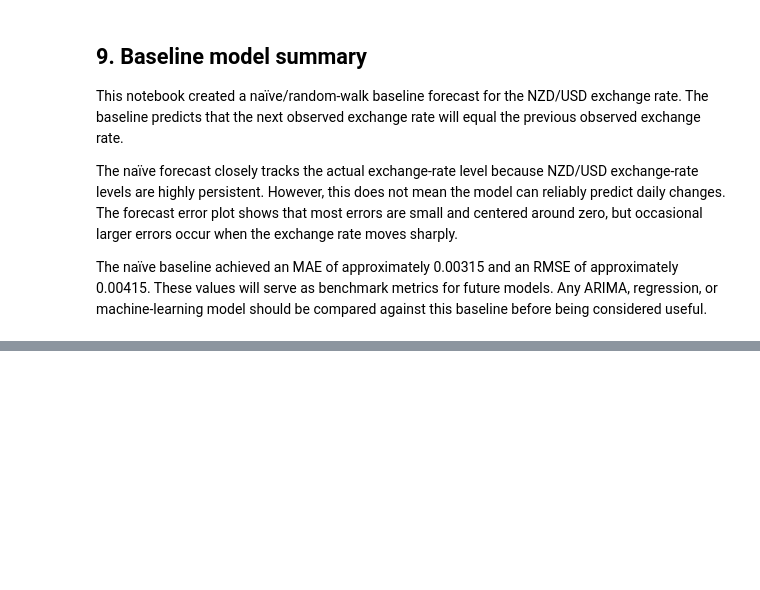
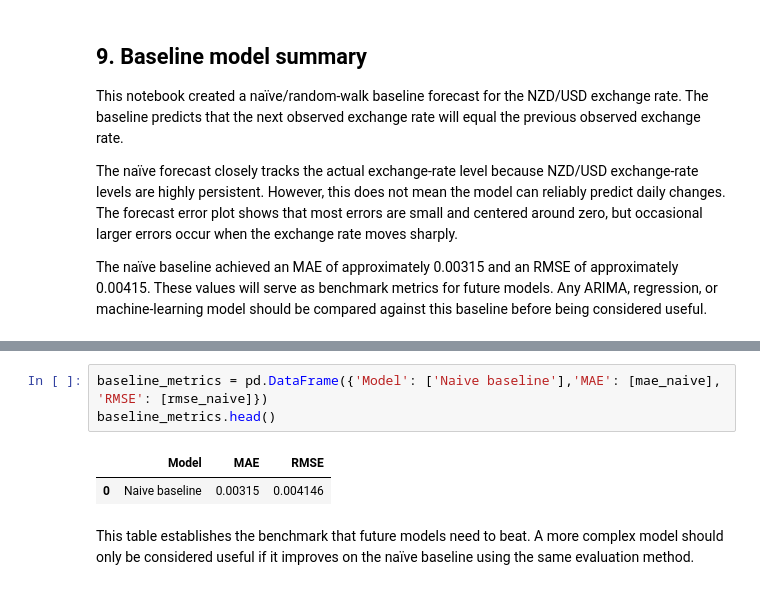
Before and after one commit to MasonW216/NZD-USD-Exchange-Rate-Forecaster, a Jupyter notebook: 02_baseline_forecasting.ipynb, the cells around one changed output, grey strips where cells are left out. Saved outputs shown, nothing was run; the diff lists cells and outputs as text; blank space fills up the shorter version.

Commit message:
Completed baseline forecasting notebook

```diff
--- a/02_baseline_forecasting.ipynb
+++ b/02_baseline_forecasting.ipynb
@@ -173,0 +178,8 @@ The naïve baseline achieved an MAE of approximately 0.00315 and an RMSE of appr
+# %%
+baseline_metrics = pd.DataFrame({'Model': ['Naive baseline'],'MAE': [mae_naive], 'RMSE': [rmse_naive]})
+baseline_metrics.head()
+# %% [output]
+|  | Model | MAE | RMSE |
+| 0 | Naive baseline | 0.00315 | 0.004146 |
+# %% [markdown]
+This table establishes the benchmark that future models need to beat. A more complex model should only be considered useful if it improves on the naïve baseline using the same evaluation method.
```
Also changed, not shown: parts of 1 cell of this notebook, 1 other file.
